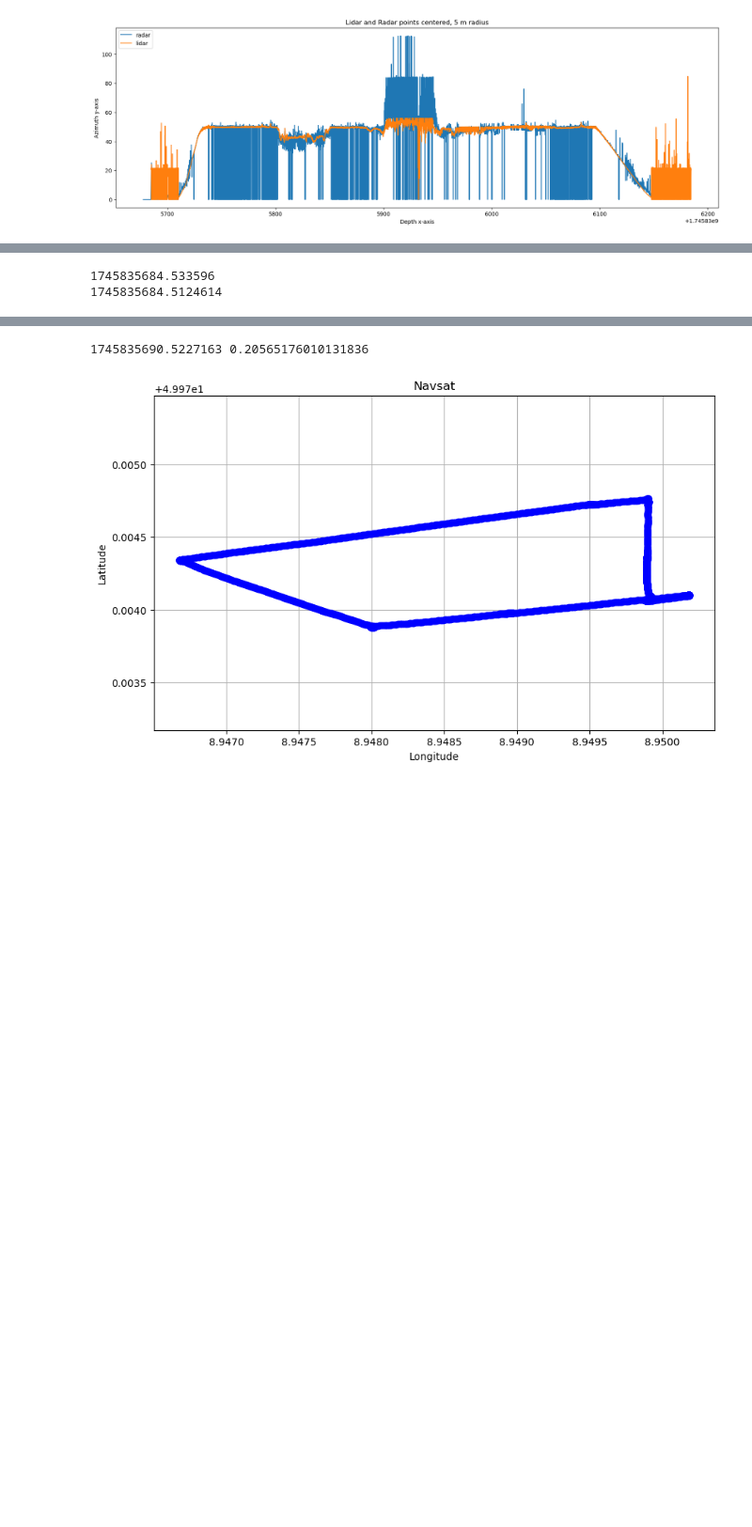
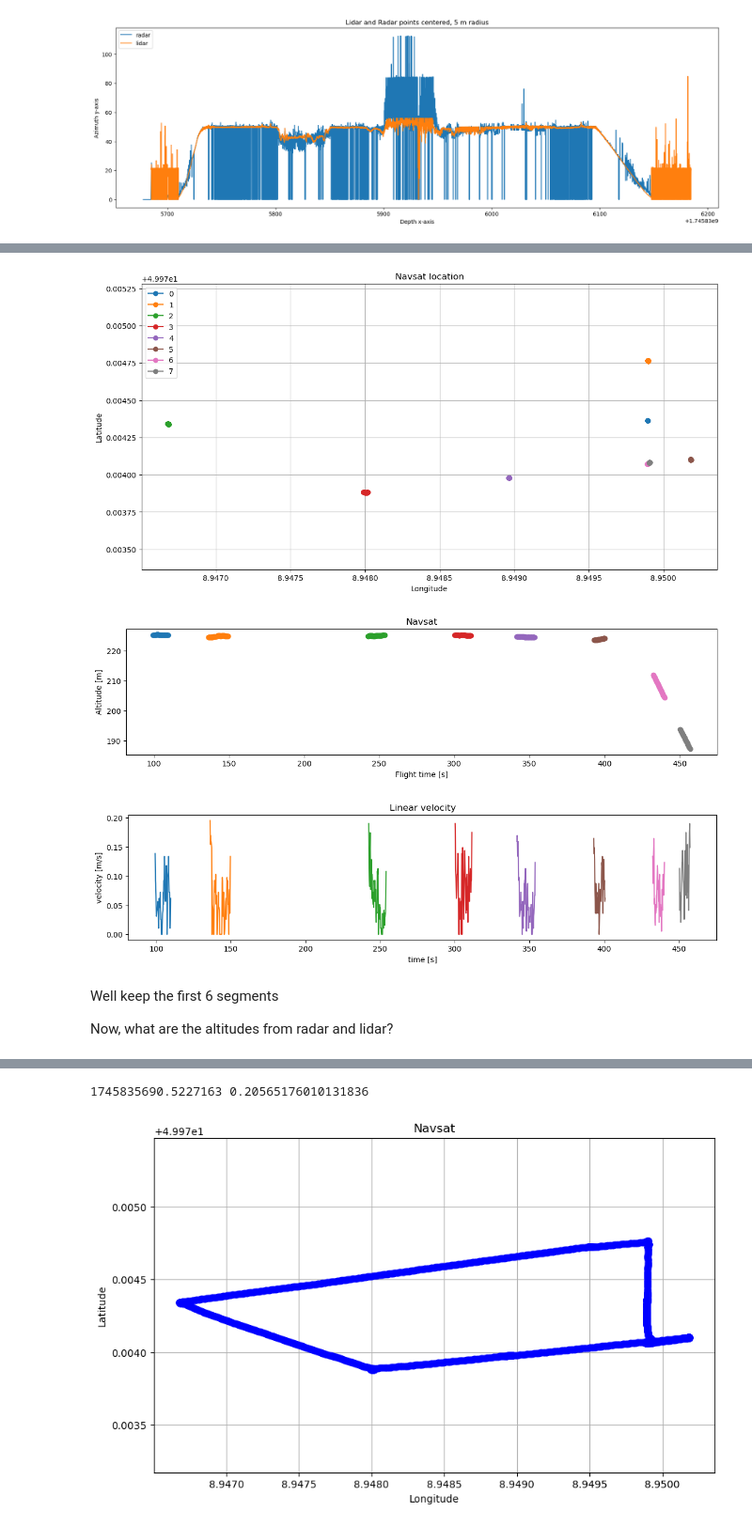
Before and after one commit to jcduenast/ma_data_processing, a Jupyter notebook: 50m1.ipynb, the cells around one changed output, grey strips where cells are left out. Shown at 94% size. Saved outputs shown, nothing was run; the diff lists cells and outputs as text; code cells hidden in the pictures; blank space fills up the shorter version.

Commit message:
segments ready

```diff
--- a/50m1.ipynb
+++ b/50m1.ipynb
@@ -15,14 +15,18 @@ folder_path = 'data/50m_1'
 db3_reader = get_db3_reader(folder_path, 'ROSBAG*')
 db3_px4_reader = get_db3_reader(folder_path, 'sensor_bag*')
 
-first_sample = 0
-last_sample = 500
-
+# create all data frames to find the first timestamp to reference every other DF to
 radar_df = get_srr308_pointcloud_df_from_db3_reader(db3_reader)
 lidar_df = get_lidar_df_from_db3_reader(db3_reader)
+vel_df = get_velocity_df_from_db3_reader(db3_reader)
+baro_df = get_baro_df_from_db3_reader(db3_px4_reader)
 
-first_timestamp = radar_df['timestamp_sample'][first_sample]
-print("First timestamp", datetime.datetime.fromtimestamp(first_timestamp).isoformat())
+df_list = [radar_df, lidar_df, vel_df, baro_df]
+first_timestamp = radar_df['timestamp_sample'][0]
+for df in df_list:
+    first_timestamp = min(first_timestamp, df['timestamp_sample'][0])
+
+print("First time stamp:", datetime.datetime.fromtimestamp(first_timestamp).isoformat())
 # %% [output]
 Found ROS 2 bag: data/50m_1/ROSBAG_2025-04-28_12-21-24.378/ROSBAG_2025-04-28_12-21-24.378_0.db3
 Found ROS 2 bag: data/50m_1/sensor_bag_20250428_122123/sensor_bag_20250428_122123_0.db3
@@ -124,7 +144,49 @@ Length segment in seconds: 17.400370121002197
-# %%
-navsat_df = get_navsat_df_from_db3_reader(db3_reader)
-print(navsat_df['timestamp_sample'][0])
-print(vel_df['timestamp_sample'][0])
-# %% [output]
-1745835684.533596
-1745835684.5124614
+# %%
+def plot_navsat_segments(navsat_df, segments_list, show=True):
+    plt.figure(figsize=(14, 7))
+    for i in range(len(segments_list)):
+        plt.plot(navsat_df['longitude'][segments_list[i][0]:segments_list[i][1]],
+                 navsat_df['latitude'][segments_list[i][0]:segments_list[i][1]],
+                 marker='o', linestyle='-', label=str(i))
+    plt.title("Navsat location")
+    plt.xlabel("Longitude")
+    plt.ylabel("Latitude")
+    plt.legend(loc="upper left")
+    plt.grid(True)
+    plt.axis('equal')
+
+    flight_seconds = [navsat_df['timestamp_sample'][i]-first_timestamp for i in range(navsat_df.shape[0])]
+
+    plt.figure(figsize=(14, 3))
+    for segment in segments_list:
+        # plt.plot(navsat_df['timestamp_sample'][segment[0]:segment[1]], navsat_df['altitude'][segment[0]:segment[1]], marker='o', linestyle='-')
+        plt.plot(flight_seconds[segment[0]:segment[1]], navsat_df['altitude'][segment[0]:segment[1]], marker='o', linestyle='-')
+    plt.title("Navsat")
+    plt.xlabel("Flight time [s]")
+    plt.ylabel("Altitude [m]")
+
+    if show:
+        plt.show()
+
+def plot_speed_segments(speed_list, vel_df, segments_list, show=True):
+    flight_seconds = [vel_df['timestamp_sample'][i]-first_timestamp for i in range(vel_df.shape[0])]
+    plt.figure(figsize=(14, 3))
+    for segment in segments_list:
+        plt.plot(flight_seconds[segment[0]:segment[1]], speed_list[segment[0]:segment[1]], linestyle='-')
+    plt.title("Linear velocity")
+    plt.xlabel("time [s]")
+    plt.ylabel("velocity [m/s]")
+    if show:
+        plt.show()
+
+navsat_short = navsat_df[navsat_segments[0][0]:navsat_segments[0][1]]
+plot_navsat_segments(navsat_df, navsat_segments)
+plot_speed_segments(speed_list=speed, vel_df=vel_df, segments_list=speed_segments)
+# %% [output]
+[figure, added]
+[figure, added]
+[figure, added]
+# %% [markdown]
+Well keep the first 6 segments
+
+Now, what are the altitudes from radar and lidar?
```
Also changed, not shown: parts of 13 cells of this notebook, 1 other file.
